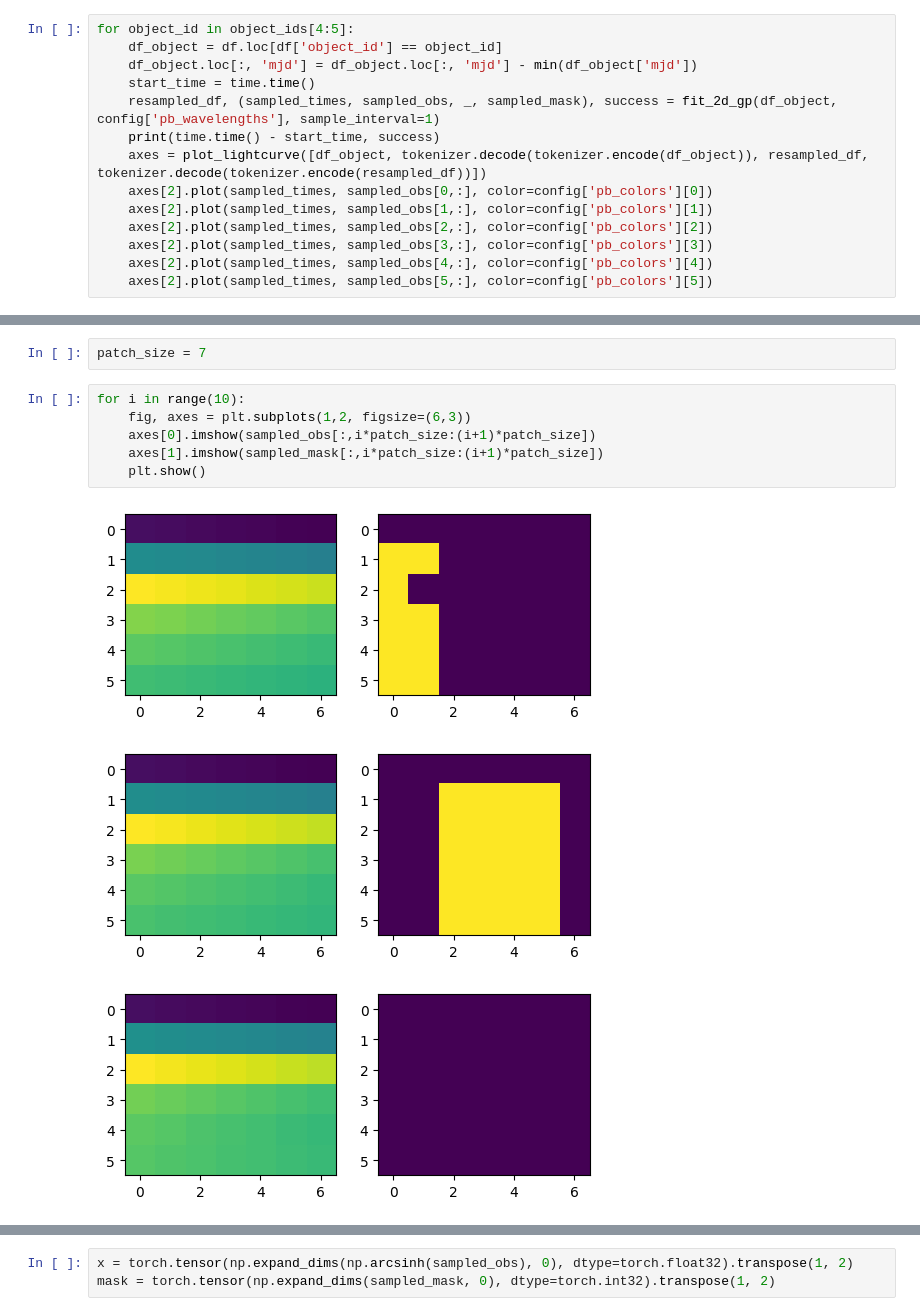
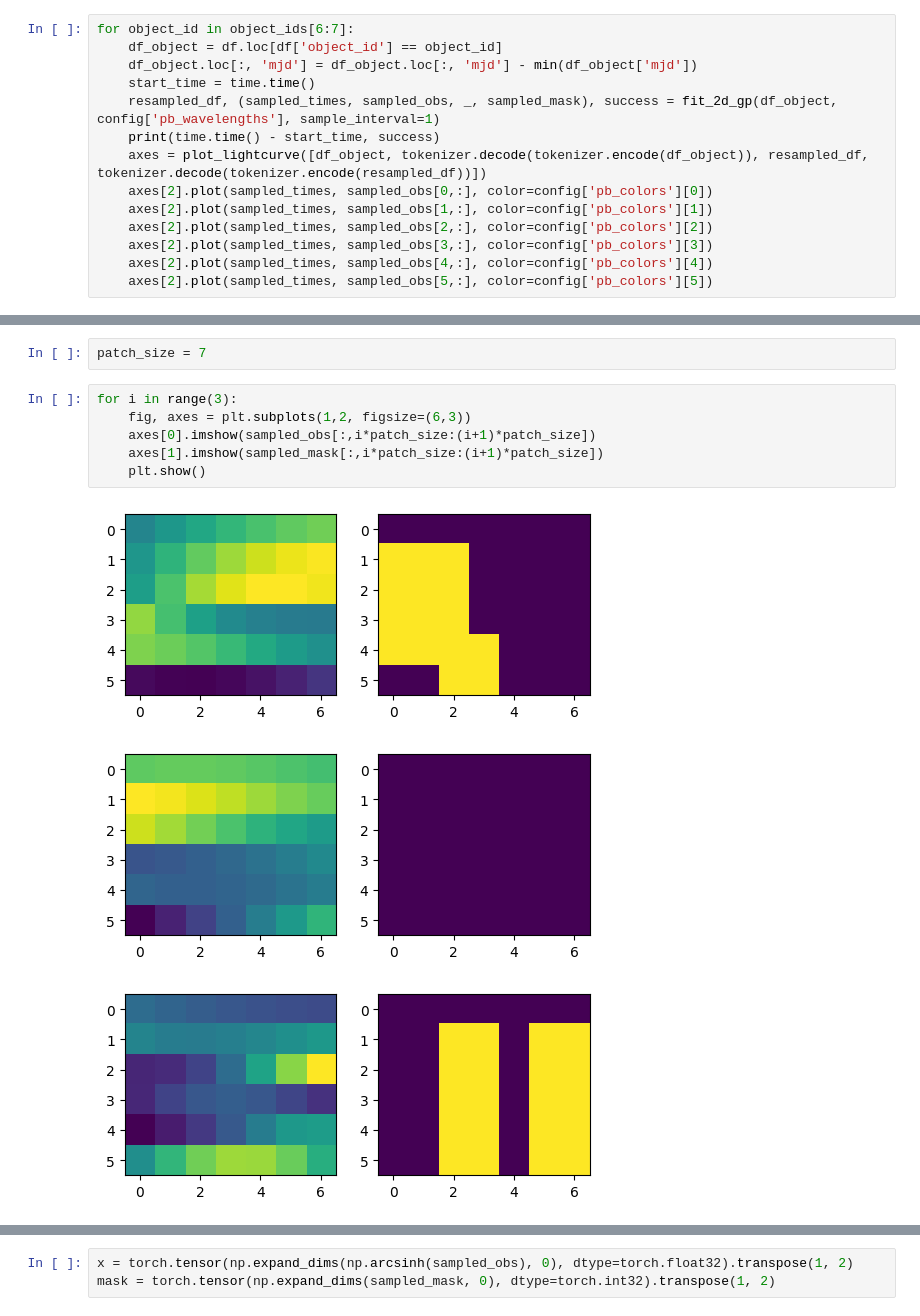
Before and after one commit to adammoss/gpt-ts, a Jupyter notebook: tokenizer.ipynb, the cells around one changed output, grey strips where cells are left out. Drawn from its saved outputs; the diff is of its cells as text.

```diff
--- a/tokenizer.ipynb
+++ b/tokenizer.ipynb
@@ -32,5 +32,5 @@ print(time.time() - start_time)
 # %%
-for object_id in object_ids[4:5]:
+for object_id in object_ids[6:7]:
     df_object = df.loc[df['object_id'] == object_id]
     df_object.loc[:, 'mjd'] = df_object.loc[:, 'mjd'] - min(df_object['mjd'])
     start_time = time.time()
@@ -49,12 +49,12 @@ for object_id in object_ids[4:5]:
 # %%
 patch_size = 7
 # %%
-for i in range(10):
+for i in range(3):
     fig, axes = plt.subplots(1,2, figsize=(6,3))
     axes[0].imshow(sampled_obs[:,i*patch_size:(i+1)*patch_size])
     axes[1].imshow(sampled_mask[:,i*patch_size:(i+1)*patch_size])
     plt.show()
 # %% [output]
-[figure, old version]
+[figure, new version]
-[figure, old version]
+[figure, new version]
-[figure, old version]
+[figure, new version]
```
Also changed, not shown: parts of 15 cells of this notebook, 2 other files.
